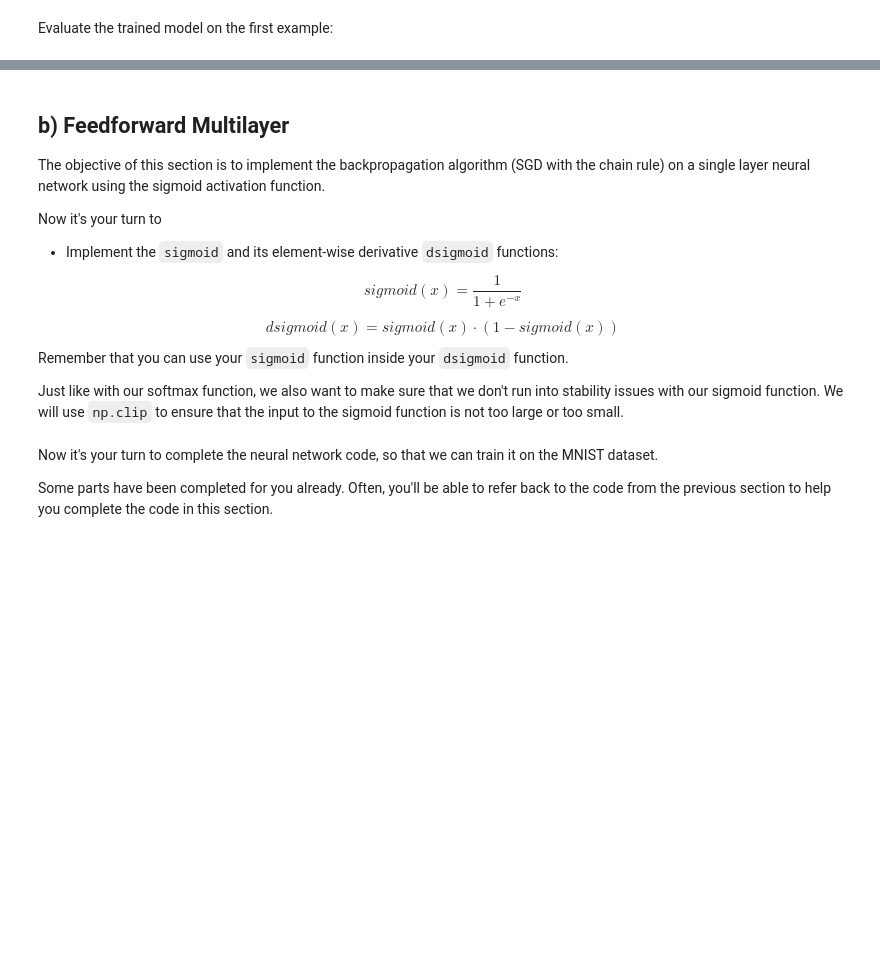
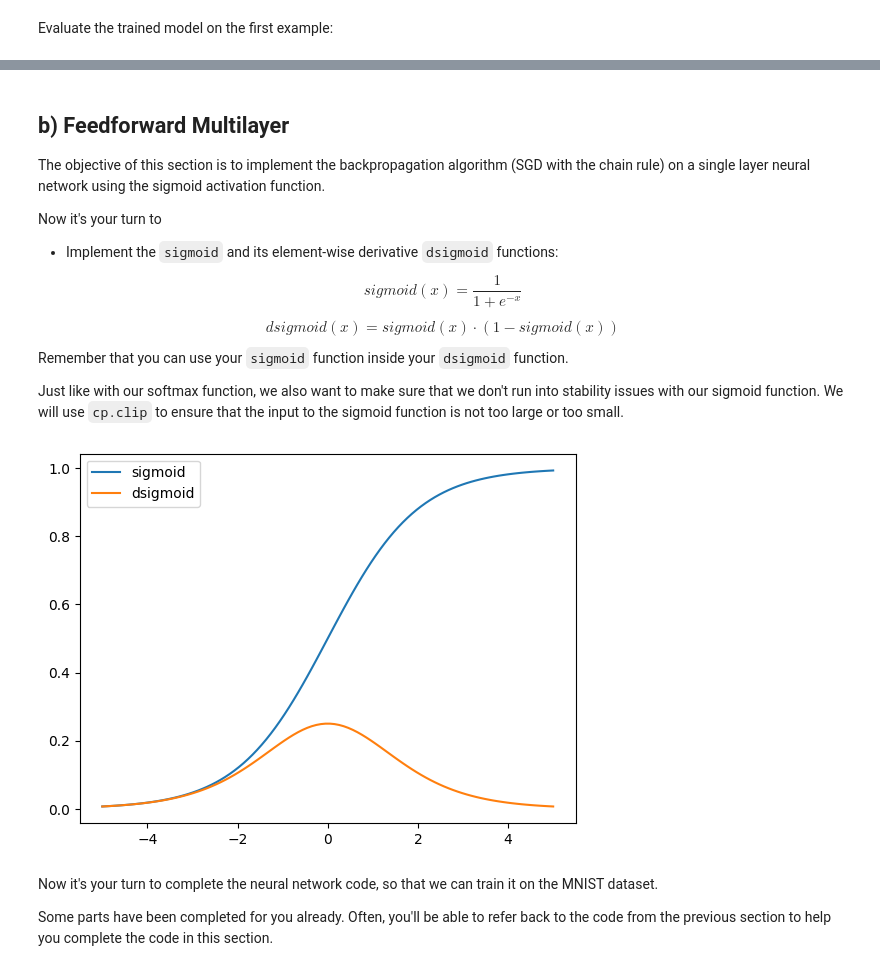
Before and after one commit to AntonioMLancuentra/deep_learning, a Jupyter notebook: 01_materials/labs/lab_2_GPU.ipynb, the cells around one changed output, grey strips where cells are left out. Cells and saved outputs as stored; diff of their text form; code cells hidden in the pictures; blank space fills up the shorter version.

```diff
--- a/01_materials/labs/lab_2_GPU.ipynb
+++ b/01_materials/labs/lab_2_GPU.ipynb
@@ -306,22 +363,24 @@ $$
 
 Remember that you can use your `sigmoid` function inside your `dsigmoid` function.
 
-Just like with our softmax function, we also want to make sure that we don't run into stability issues with our sigmoid function. We will use `np.clip` to ensure that the input to the sigmoid function is not too large or too small.
+Just like with our softmax function, we also want to make sure that we don't run into stability issues with our sigmoid function. We will use `cp.clip` to ensure that the input to the sigmoid function is not too large or too small.
 # %%
 def sigmoid(X):
     # Clip X to prevent overflow or underflow
-    X = np.clip(X, -500, 500) # This ensures that np.exp(X) doesn't overflow
-    return 1 / (1 + np.exp(-X))
+    X = cp.clip(X, -500, 500) # This ensures that cp.exp(X) doesn't overflow
+    return 1 / (1 + cp.exp(-X))
 
 
 def dsigmoid(X):
     return sigmoid(X) * (1 - sigmoid(X))
 
 
-x = np.linspace(-5, 5, 100)
-plt.plot(x, sigmoid(x), label='sigmoid')
-plt.plot(x, dsigmoid(x), label='dsigmoid')
+x = cp.linspace(-5, 5, 100)
+plt.plot(x.get(), sigmoid(x).get(), label='sigmoid')
+plt.plot(x.get(), dsigmoid(x).get(), label='dsigmoid')
 plt.legend(loc='best');
+# %% [output]
+[figure, added]
 # %% [markdown]
 Now it's your turn to complete the neural network code, so that we can train it on the MNIST dataset.
 
```
Also changed, not shown: parts of 40 cells of this notebook.
